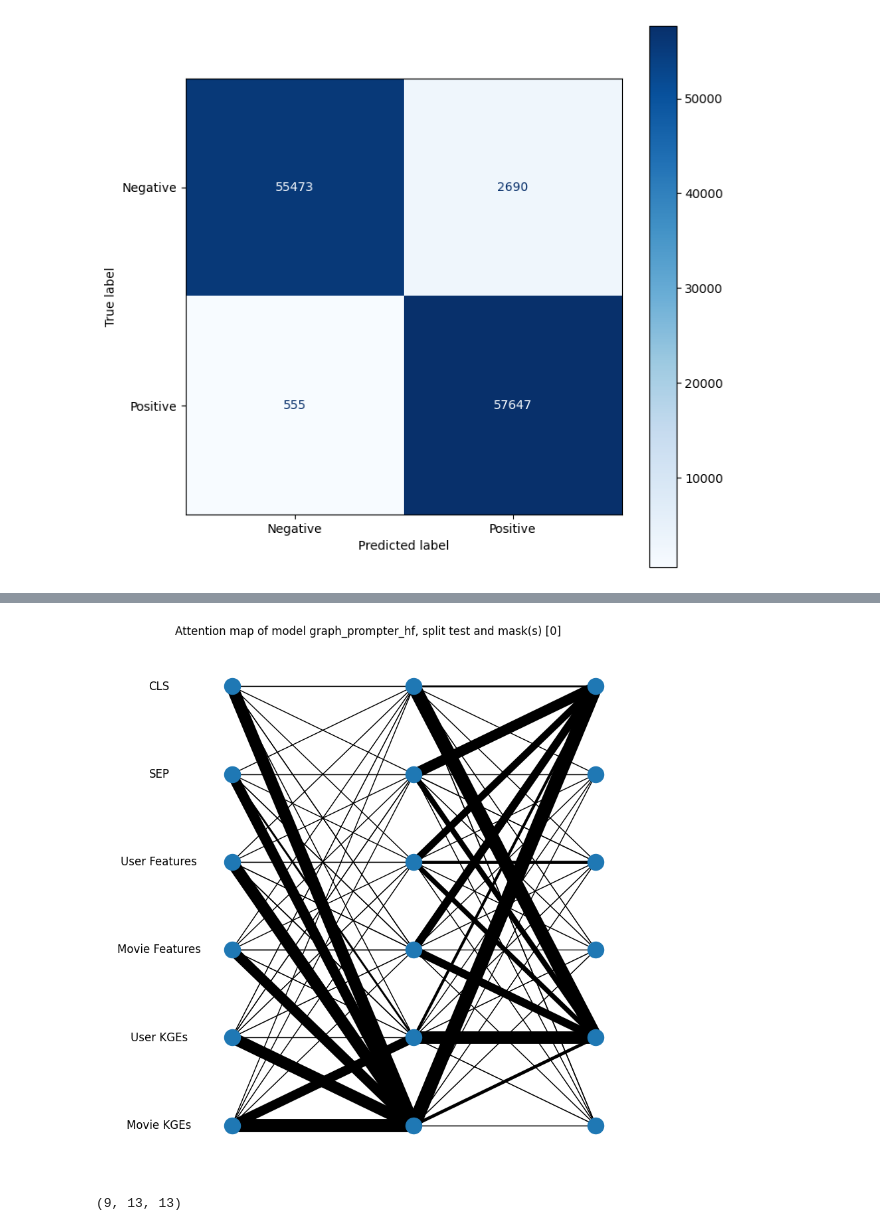
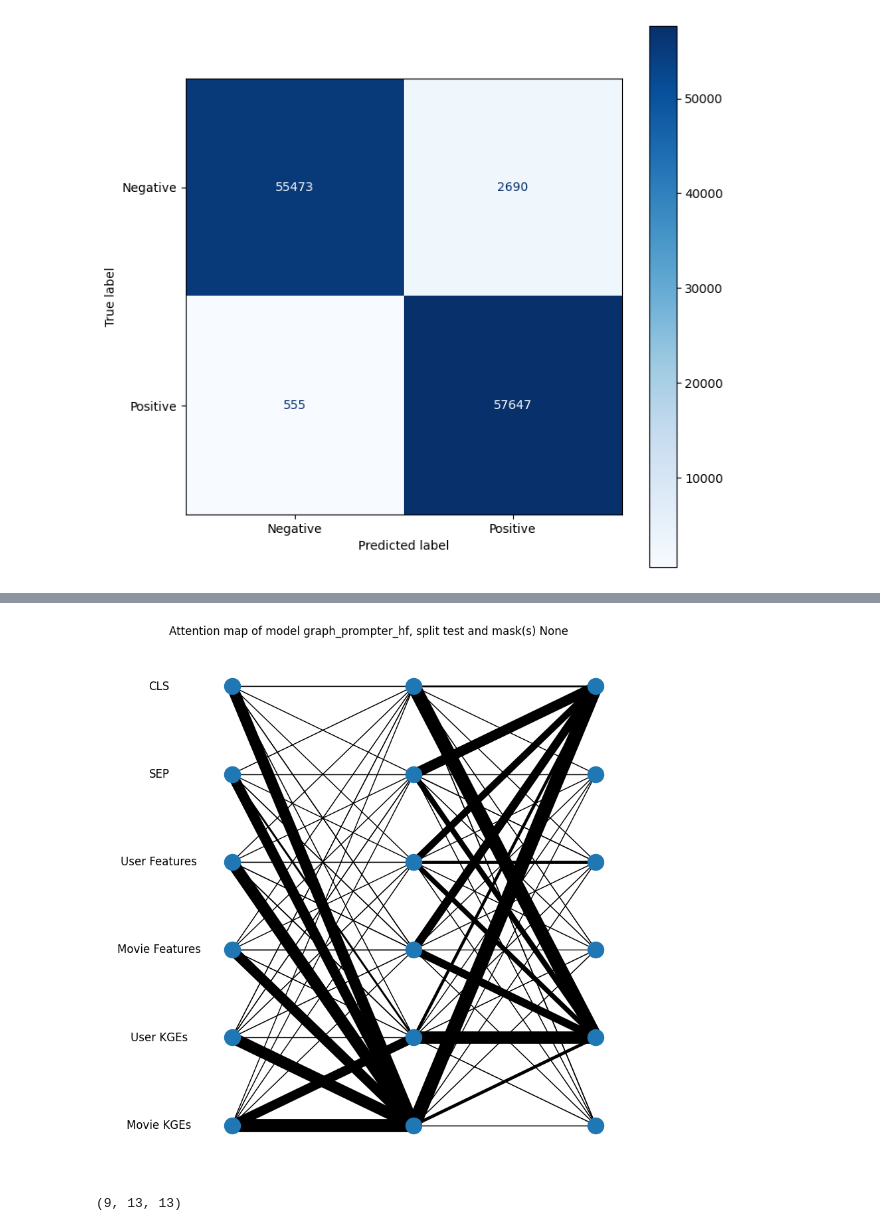
Before and after one commit to AhmadHAW/Hauptprojekt, a Jupyter notebook: evaluation.ipynb, the cells around one changed output, grey strips where cells are left out. Cells and saved outputs as stored; diff of their text form; code cells hidden in the pictures.

Commit message:
attention maps

```diff
--- a/evaluation.ipynb
+++ b/evaluation.ipynb
@@ -76,7 +33,7 @@ exp.plot_confusion_map("test", [0], "graph_prompter_hf")
 # %%
-exp.plot_attention_maps("test", [0], "graph_prompter_hf")
+exp.plot_attention_maps("test", [], "graph_prompter_hf")
 # %% [output]
-[figure, old version]
+[figure, new version]
 # %%
 import json
 from typing import List, Tuple, Optional, Callable
```
Also changed, not shown: parts of 5 cells of this notebook, 4 other files.
